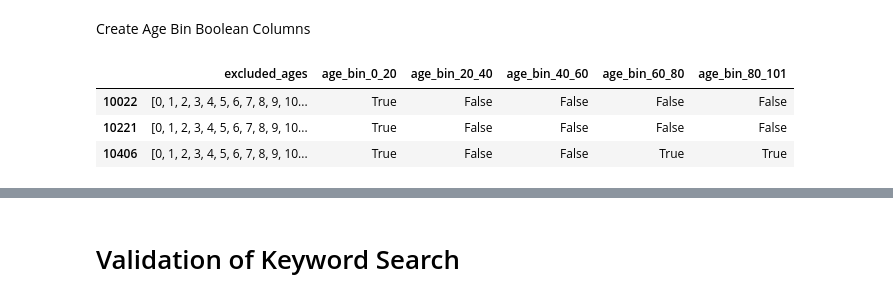
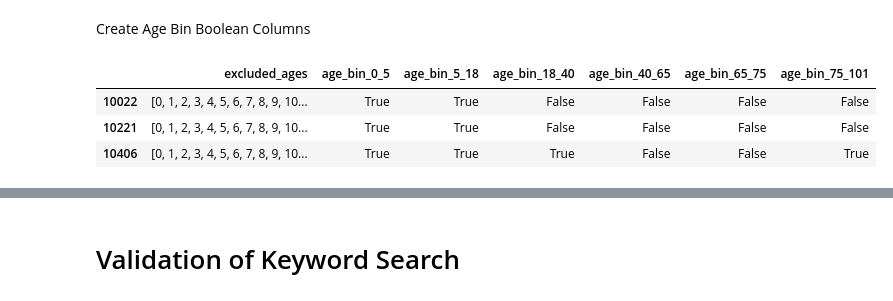
Before and after one commit to celinagacias/dc-symmetron, a Jupyter notebook: Data Cleaning and Analysis.ipynb, the cells around one changed output, grey strips where cells are left out. Cells and saved outputs as stored; diff of their text form; code cells hidden in the pictures.

```diff
--- a/Data Cleaning and Analysis.ipynb
+++ b/Data Cleaning and Analysis.ipynb
@@ -442,23 +444,12 @@ keywords = {
         'OR HIV','HIV INFECT','HIV-INFECT',' HIV'
         ],
     'pregnant': ['PREGNAN'],
-    'breastfeeding': ['LACTATING', 'BREASTFEED'],
+    'breastfeeding': ['LACTATING','LACTATION','BREAST FEED','BREAST-FEED', 'BREAST- FEED','BREASTFEED'],
     'psychosis': [
         'PSYCH', 'DEPRESSI', 'ANXIETY', 'SCHIZOPHRENI', 'MENTAL ILLNESS',
         'MENTAL DISORDER'
         ]
 }
-
-
-# 'cns_disorder': ['CNS','CENTRAL NERVOUS SYSTEM'], #only 25 excluded
-# 'lung_disease': ['LUNG DISEASE', 'INTERSTITIAL LUNG']
-# 'substance_abuse': [
-#     'DRUG ABUSE', 'ALCOHOL ABUSE', 'SUBSTANCE ABUSE', 'ALCOHOL OR', 'ALCOHOLISM',
-#     'COCAINE', 'OF ALCOHOL', 'OF SUBSTANCE', 'DAILY ALCOHOL', 'ALCOHOL DEPENDENCE',
-#     'DRUG ADDICTION', 'ALCOHOL ADDICTION', 'INTRAVENOUS DRUG USE'
-#     ]
-# 'surgery': ['MAJOR SURG', 'MINOR SURG', 'PRIOR SURG', 'UNDERWENT SURG'],
-# 'hepatitis': ['HEPATITIS'],
 # %%
 exclusion_dfs = []
 
@@ -625,48 +618,48 @@ display(time_trend_df[['start_year', 'year_bin']].head())
 # %% [markdown]
 Create Age Bin Boolean Columns
 # %%
-# Specify cutpoints for the age bins in age_bin_cutpoints as an array.
-age_bin_cutpoints = pd.array([0, 20, 40, 60, 80, 101], dtype = np.ndarray)
+# specify cutpoints for the age bins in age_bin_cutpoints as an array.
+age_bin_cutpoints = pd.array([0, 5, 18, 40, 65, 75, 101], dtype = np.ndarray)
 
-# Use the array to create age bin intervals, which include their left side (lower) limit.
-# The intervals are an "IntervalIndex" object
+# use the array to create age bin intervals, which include their left side (lower) limit.
+# the intervals are an "IntervalIndex" object
 age_bin_intervals = pd.IntervalIndex.from_breaks(breaks = age_bin_cutpoints, closed = 'left')
 
 
 # given a list of excluded ages and an IntervalIndex interval, determine whether the list of excluded ages ...
 # ... caries values that are in the age bin interval.
 def check_age_bin(excluded_ages, age_bin_interval):
   # turn the excluded age list into a set
   excluded_ages_set = set(excluded_ages)
   # create a set with all integers in the age_bin_interval
   age_bin_set = set(range(age_bin_interval.left, age_bin_interval.right))
   #if the two sets have a non-empty intersection, return true, otherwise return false.
   if not excluded_ages_set.intersection(age_bin_set):
     return False
   else:
     return True
 
-# Drops any existing age_bin_ boolean columns.
-# This is to prevent keeping old age bin columns after new age bins have been set.
+# drops any existing age_bin_ boolean columns.
+# this is to prevent keeping old age bin columns after new age bins have been set.
 time_trend_df = time_trend_df[time_trend_df.columns.drop(list(time_trend_df.filter(regex='age_bin_')))]
 
 
 # create age bin boolean columns for every age bin.
 for age_bin_interval in age_bin_intervals:
   # names every boolean column created "age_bin_lowerlim_upperlim"
   # applies the check_age_bin function above to create the boolean column
   time_trend_df[f'age_bin_{age_bin_interval.left}_{age_bin_interval.right}'] = time_trend_df.apply(lambda x: check_age_bin(x.excluded_ages, age_bin_interval), axis=1)
 
 
 # store the age bin columns in a list.
 age_bin_columns = [col for col in time_trend_df if col.startswith('age_bin')]
 # display the excluded ages and all age_bin_columns for quick visual inspection.
 display(time_trend_df[['excluded_ages'] + age_bin_columns].head(3))
 # %% [output]
-|  | excluded_ages | age_bin_0_20 | age_bin_20_40 | age_bin_40_60 | age_bin_60_80 | age_bin_80_101 |
-| 10022 | [0, 1, 2, 3, 4, 5, 6, 7, 8, 9, 10... | True | False | False | False | False |
-| 10221 | [0, 1, 2, 3, 4, 5, 6, 7, 8, 9, 10... | True | False | False | False | False |
-| 10406 | [0, 1, 2, 3, 4, 5, 6, 7, 8, 9, 10... | True | False | False | True | True |
+|  | excluded_ages | age_bin_0_5 | age_bin_5_18 | age_bin_18_40 | age_bin_40_65 | age_bin_65_75 | age_bin_75_101 |
+| 10022 | [0, 1, 2, 3, 4, 5, 6, 7, 8, 9, 10... | True | True | False | False | False | False |
+| 10221 | [0, 1, 2, 3, 4, 5, 6, 7, 8, 9, 10... | True | True | False | False | False | False |
+| 10406 | [0, 1, 2, 3, 4, 5, 6, 7, 8, 9, 10... | True | True | True | False | False | True |
 # %%
 # list of all age bin/keyword boolean columns
 exclusion_list = age_bin_columns + list(keywords.keys()) # creates a list of all exclusion criteria keywords
```
Also changed, not shown: parts of 21 cells of this notebook.
